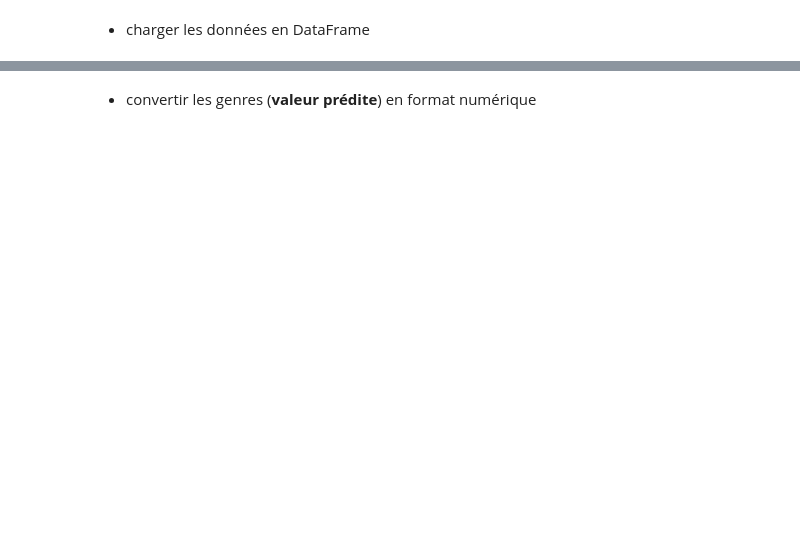
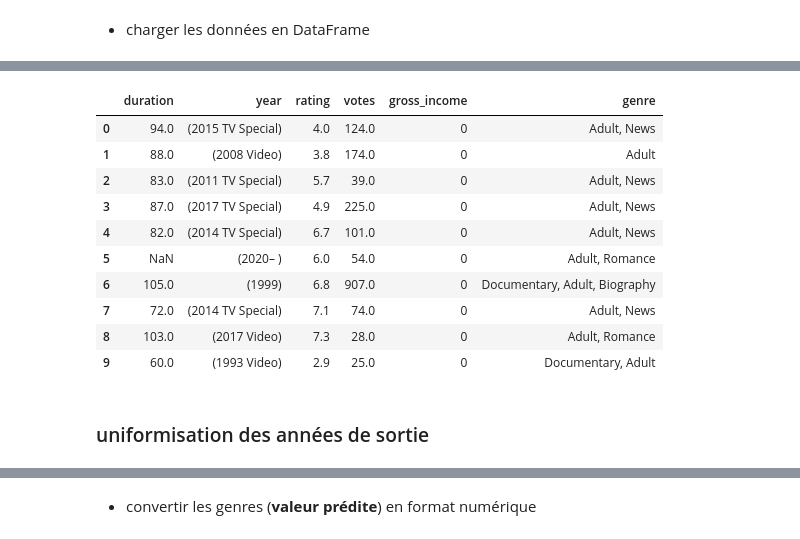
Before and after one commit to JCharles28/project_bayesien, a Jupyter notebook: notebook/1-notebook_data_preparation.ipynb, the cells around one changed output, grey strips where cells are left out. Cells and saved outputs as stored; diff of their text form; code cells hidden in the pictures; blank space fills up the shorter version.

```diff
--- a/notebook/1-notebook_data_preparation.ipynb
+++ b/notebook/1-notebook_data_preparation.ipynb
@@ -56,0 +138,2 @@ print("Nombre de lignes après suppression des valeurs manquantes :", len(datafr
+# %%
+sub_dataframe = sub_dataframe.drop_duplicates()
@@ -56,0 +174,28 @@ print("Nombre de lignes après suppression des valeurs manquantes :", len(datafr
+# %%
+def convertir_duree(duree_str):
+    if pd.isna(duree_str) or not isinstance(duree_str, str):
+        return float('nan')
+
+    duree_str = duree_str.strip().lower().replace(",", "")
+
+    if "h" in duree_str:
+        parts = duree_str.split("h", 1)
+        heures = int(parts[0].strip()) if parts[0].strip() else 0
+        minutes_part = parts[1].replace("min", "").strip() if len(parts) > 1 else ""
+        minutes = int(minutes_part) if minutes_part else 0
+        return heures * 60 + minutes
+
+    if "min" in duree_str:
+        minutes_str = duree_str.replace("min", "").strip()
+        return int(minutes_str) if minutes_str else 0
+
+    if duree_str.isdigit():
+        return int(duree_str)
+
+    return float('nan')
+
+# test
+# for duree in valeur_uniques_duration:
+#     print(f"{duree} -> {convertir_duree(duree)}")
+# %%
+sub_dataframe.loc[:, 'duration'] = sub_dataframe['duration'].apply(convertir_duree)
@@ -56,0 +222,18 @@ print("Nombre de lignes après suppression des valeurs manquantes :", len(datafr
+# %%
+sub_dataframe.loc[:, 'duration'] = sub_dataframe['duration'].apply(lambda x: x if x > 0 else float('nan')) # remplacer les 0 par NaN
+# %%
+sub_dataframe.head(10)
+# %% [output]
+|  | duration | year | rating | votes | gross_income | genre |
+| 0 | 94.0 | (2015 TV Special) | 4.0 | 124.0 | 0 | Adult, News |
+| 1 | 88.0 | (2008 Video) | 3.8 | 174.0 | 0 | Adult |
+| 2 | 83.0 | (2011 TV Special) | 5.7 | 39.0 | 0 | Adult, News |
+| 3 | 87.0 | (2017 TV Special) | 4.9 | 225.0 | 0 | Adult, News |
+| 4 | 82.0 | (2014 TV Special) | 6.7 | 101.0 | 0 | Adult, News |
+| 5 | NaN | (2020– ) | 6.0 | 54.0 | 0 | Adult, Romance |
+| 6 | 105.0 | (1999) | 6.8 | 907.0 | 0 | Documentary, Adult, Biography |
+| 7 | 72.0 | (2014 TV Special) | 7.1 | 74.0 | 0 | Adult, News |
+| 8 | 103.0 | (2017 Video) | 7.3 | 28.0 | 0 | Adult, Romance |
+| 9 | 60.0 | (1993 Video) | 2.9 | 25.0 | 0 | Documentary, Adult |
+# %% [markdown]
+### uniformisation des années de sortie
```
Also changed, not shown: parts of 85 cells of this notebook, 2 other files.
